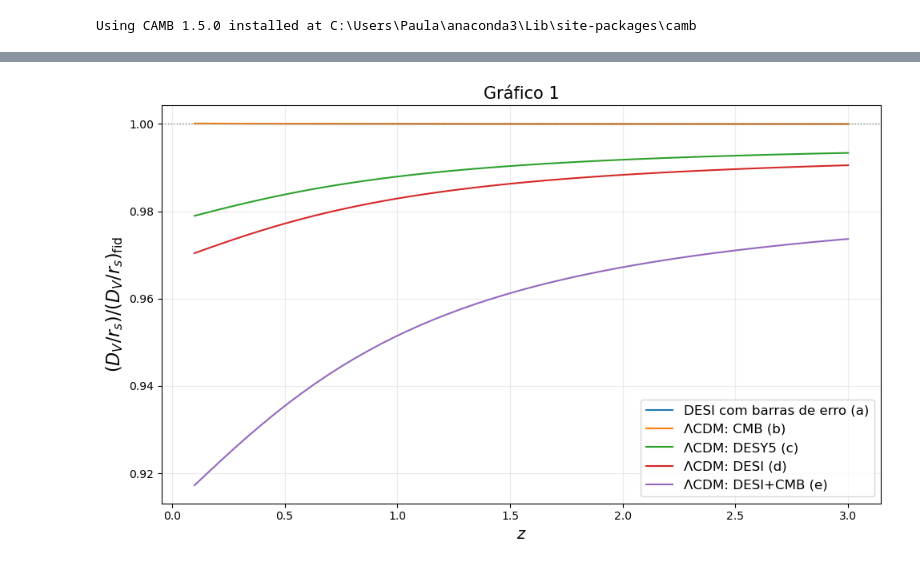
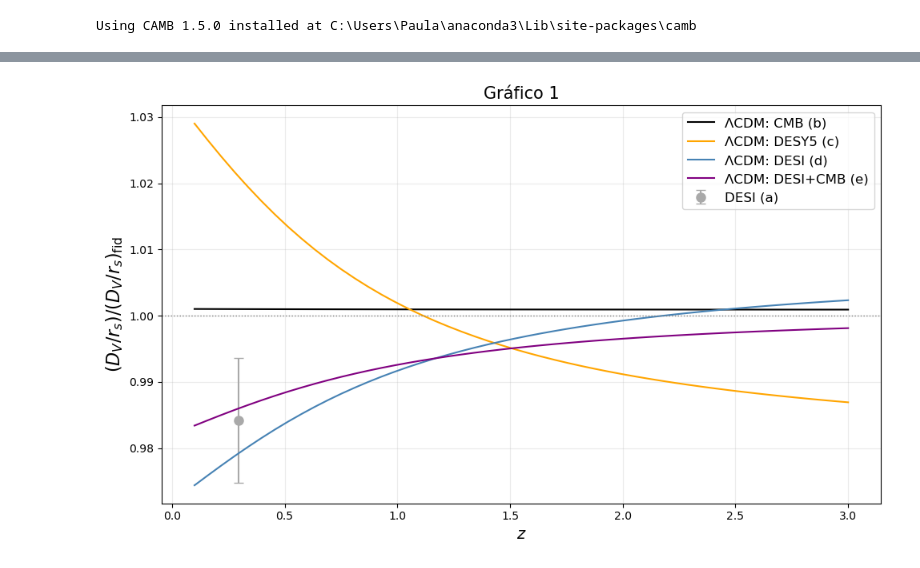
Before and after one commit to paulamachado295/Projeto_LateDE, a Jupyter notebook: Gráfico_Fig13_DESI_DR2.ipynb, the cells around one changed output, grey strips where cells are left out. Drawn from its saved outputs; the diff is of its cells as text; code cells hidden in the pictures.

Commit message:
O melhor gráfico de D_v até agora, com barra de erro do único ponto da matriz disponível

```diff
--- a/Gráfico_Fig13_DESI_DR2.ipynb
+++ b/Gráfico_Fig13_DESI_DR2.ipynb
@@ -186,81 +236,91 @@ latede_cosmology = camb.set_params(# Background
                             YHe = 0.246, WantTransfer=True)
 # %%
 # Executar o cálculo
-results = camb.get_results(latede_cosmology)
+results = camb.get_results(latede_cosmology_e)
 
 # Intervalo de redshift
-z_LCDM = np.linspace(0.1, 3, 50)
+z_LCDM_e = np.linspace(0.1, 3, 50)
 
 # Distâncias e parâmetros derivados
-DAe_LCDM = results.angular_diameter_distance(z_LCDM)  # [Mpc]
-He_LCDM  = results.hubble_parameter(z_LCDM)            # [km/s/Mpc]
-r_s_e      = results.get_derived_params()['rdrag']        # [Mpc]
+DAe_LCDM = results.angular_diameter_distance(z_LCDM_e)   # [Mpc]
+He_LCDM  = results.hubble_parameter(z_LCDM_e)            # [km/s/Mpc]
+r_s_e    = results.get_derived_params()['rdrag']         # [Mpc]
+
+# Distância comoving radial em Mpc (não normalizada)
+DM_e = results.comoving_radial_distance(z_LCDM_e)        # [Mpc]
 
 # Distâncias normalizadas
-DMe_LCDM = (1 + z_LCDM) * DAe_LCDM / r_s_e
-DHe_LCDM = (3e5 / He_LCDM) / r_s_e
-DVe_LCDM = ((z_LCDM * (DMe_LCDM**2) * DHe_LCDM)**(1/3))  # combinação isotrópica
+DMe = DM_e / r_s_e                                       # D_M / r_s
+DHe = (c / He_LCDM) / r_s_e                              # D_H / r_s
+DVe = ((DM_e**2 * (c*z_LCDM_e) / He_LCDM)**(1/3)) / r_s_e   # D_V / r_s
 # %%
-#Gráfico para D_V
+# Gráfico para D_V
 
 plt.figure(figsize=(10,6))
 
 # =======================
 # 1. Normalização fiducial
 # =======================
 
-DV_fid_norm = (DV_fid / r_s_fid)
+DVfid_norm = DVfid     # DVfid já é D_V / r_s (não dividir novamente)
 
 # =======================
 # 2. Cada modelo cosmológico
 # =======================
 
-# DESI com barras de erro (a)
-DVa_LCDM_norm = DVa_LCDM / r_s_a
-plt.plot(z_LCDM, DVa_LCDM_norm / DV_fid_norm,
-         label='DESI com barras de erro (a)')
+# Interpolação no DV fiducial (necessária para calcular D_V no redshift correto)
+DVfid_norm_interp = np.interp(z_DV, z_fid, DVfid)
 
-# ΛCDM: CMB (b)
-DVb_LCDM_norm = DVb_LCDM / r_s_b
-plt.plot(z_LCDM, DVb_LCDM_norm / DV_fid_norm,
-         label='ΛCDM: CMB (b)')
+# Razão DV/DV_fid
+DV_ratio     = DV / DVfid_norm_interp
+DV_err_ratio = err_DV / DVfid_norm_interp
 
-# ΛCDM: DESY5 (c)
-DVc_LCDM_norm = DVc_LCDM / r_s_c
-plt.plot(z_LCDM, DVc_LCDM_norm / DV_fid_norm,
-         label='ΛCDM: DESY5 (c)')
+# Plotar o único ponto DV
+plt.errorbar(
+    z_DV, DV_ratio,
+    yerr=DV_err_ratio,
+    fmt='o',
+    color='darkgray',
+    ecolor='darkgray',
+    markersize=8,
+    capsize=4,
+    elinewidth=1.5,
+    label="DESI (a)"
+)
 
-# ΛCDM: DESI (d)
-DVd_LCDM_norm = DVd_LCDM / r_s_d
-plt.plot(z_LCDM, DVd_LCDM_norm / DV_fid_norm,
-         label='ΛCDM: DESI (d)')
+# Modelo b
+plt.plot(z_LCDM_b, DVb / DVfid_norm,
+         label='ΛCDM: CMB (b)', color='black')
 
-# ΛCDM: DESI+CMB (e)
-DVe_LCDM_norm = DVe_LCDM / r_s_e
-plt.plot(z_LCDM, DVe_LCDM_norm / DV_fid_norm,
-         label='ΛCDM: DESI+CMB (e)')
+# Modelo c
+plt.plot(z_LCDM_c, DVc / DVfid_norm,
+         label='ΛCDM: DESY5 (c)', color='orange')
 
-# Se houver mais modelos, repetir o mesmo padrão acima
+# Modelo d
+plt.plot(z_LCDM_d, DVd / DVfid_norm,
+         label='ΛCDM: DESI (d)', color='steelblue')
 
+# Modelo e
+plt.plot(z_LCDM_e, DVe / DVfid_norm,
+         label='ΛCDM: DESI+CMB (e)', color='purple')
 
 # =======================
 # 3. Melhorias visuais
 # =======================
 
-plt.axhline(1.0, color='gray', linestyle=':', linewidth=1)  # linha y = 1
+plt.axhline(1.0, color='gray', linestyle=':', linewidth=1)
 
 plt.xlabel(r'$z$', fontsize=14)
 plt.ylabel(r'$(D_V/r_s) / (D_V/r_s)_{\rm fid}$', fontsize=16)
 
-plt.title('Gráfico 1',
-          fontsize=15)
+plt.title('Gráfico 1', fontsize=15)
 
 plt.grid(alpha=0.25)
 plt.legend(fontsize=12)
 plt.tight_layout()
 plt.show()
 # %% [output]
-[figure, old version]
+[figure, new version]
 # %%
 #Gráfico para D_M
 
```
Also changed, not shown: parts of 13 cells of this notebook.
